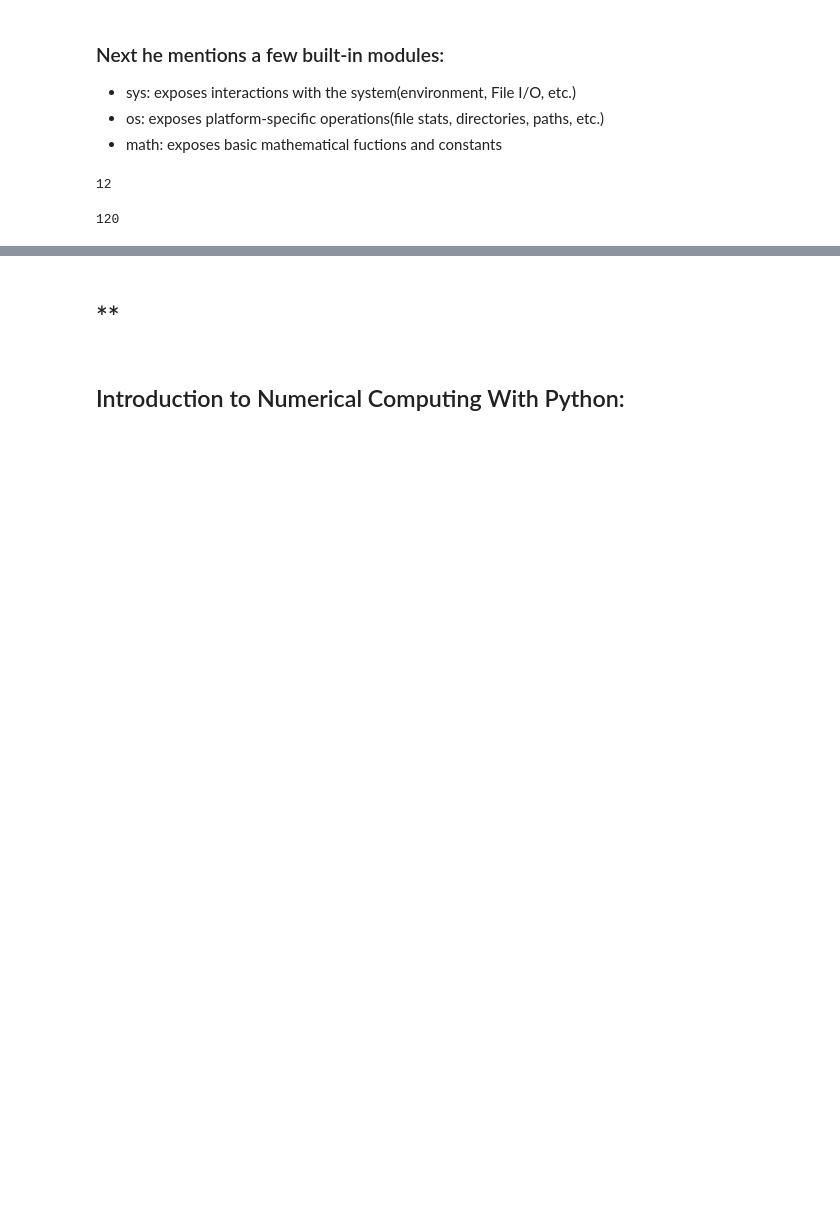
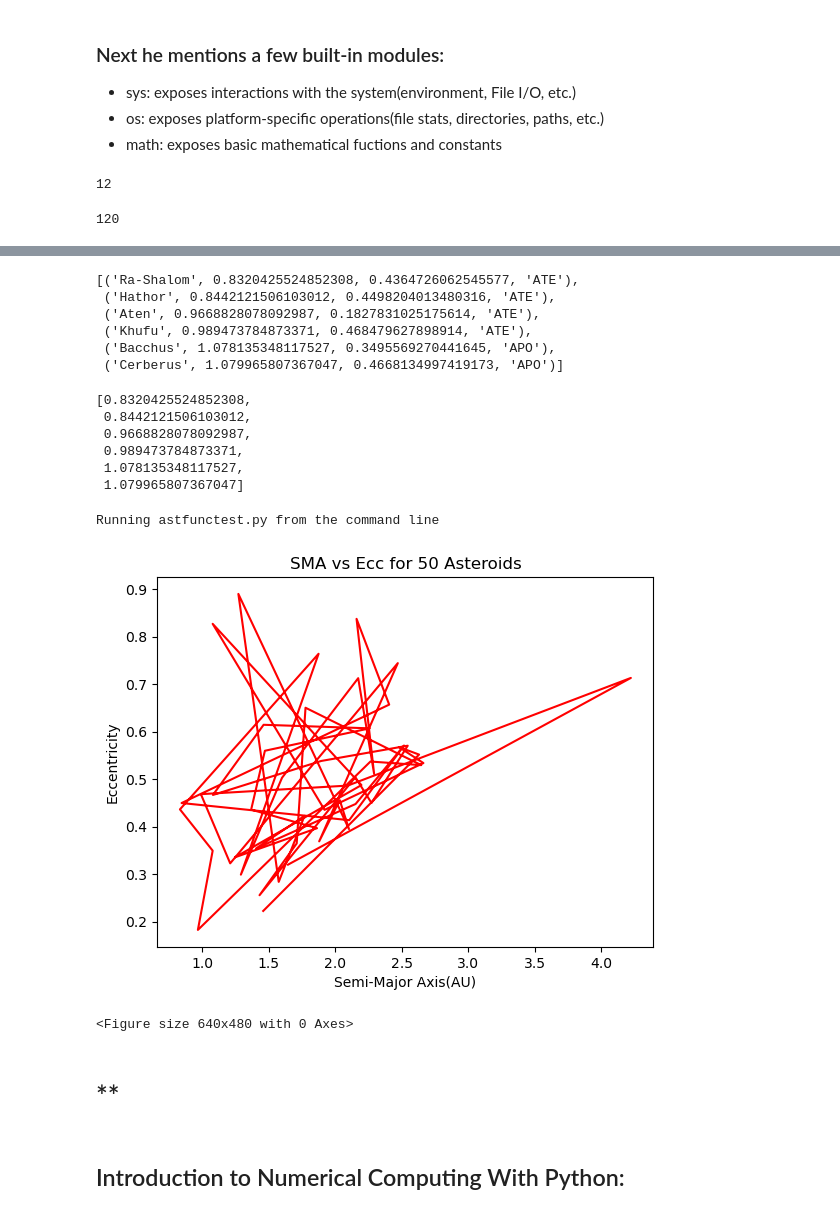
Before and after one commit to rjohns67/Astr599, a Jupyter notebook: Astr599-1-original.ipynb, the cells around one changed output, grey strips where cells are left out. Cells and saved outputs as stored; diff of their text form; code cells hidden in the pictures; blank space fills up the shorter version.

Commit message:
Added running module from command line.

```diff
--- a/Astr599-1-original.ipynb
+++ b/Astr599-1-original.ipynb
@@ -474,0 +552,9 @@ math.perm(5)  # defaults to 5!
+# %%
+L
+# %% [output]
+[('Ra-Shalom', 0.8320425524852308, 0.4364726062545577, 'ATE'),
+ ('Hathor', 0.8442121506103012, 0.4498204013480316, 'ATE'),
+ ('Aten', 0.9668828078092987, 0.1827831025175614, 'ATE'),
+ ('Khufu', 0.989473784873371, 0.468479627898914, 'ATE'),
+ ('Bacchus', 1.078135348117527, 0.3495569270441645, 'APO'),
+ ('Cerberus', 1.079965807367047, 0.4668134997419173, 'APO')]
@@ -475,3 +563,18 @@ math.perm(5)  # defaults to 5!
+# %%
+ast.extractsm(L)
+# %% [output]
+[0.8320425524852308,
+ 0.8442121506103012,
+ 0.9668828078092987,
+ 0.989473784873371,
+ 1.078135348117527,
+ 1.079965807367047]
+# %%
+run astfunctest.py
+# %% [output]
+Running astfunctest.py from the command line
+[figure, added]
+<Figure size 640x480 with 0 Axes>
 # %% [markdown]
 # **
 # %% [markdown]
```
Also changed, not shown: parts of 6 cells of this notebook, 1 other file.
